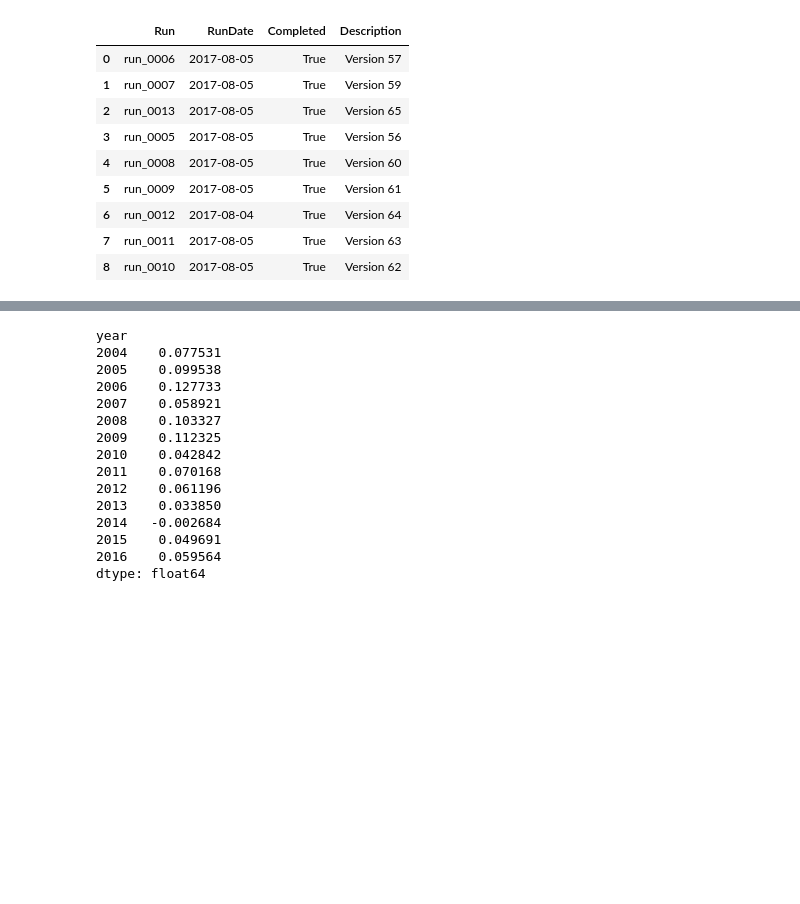
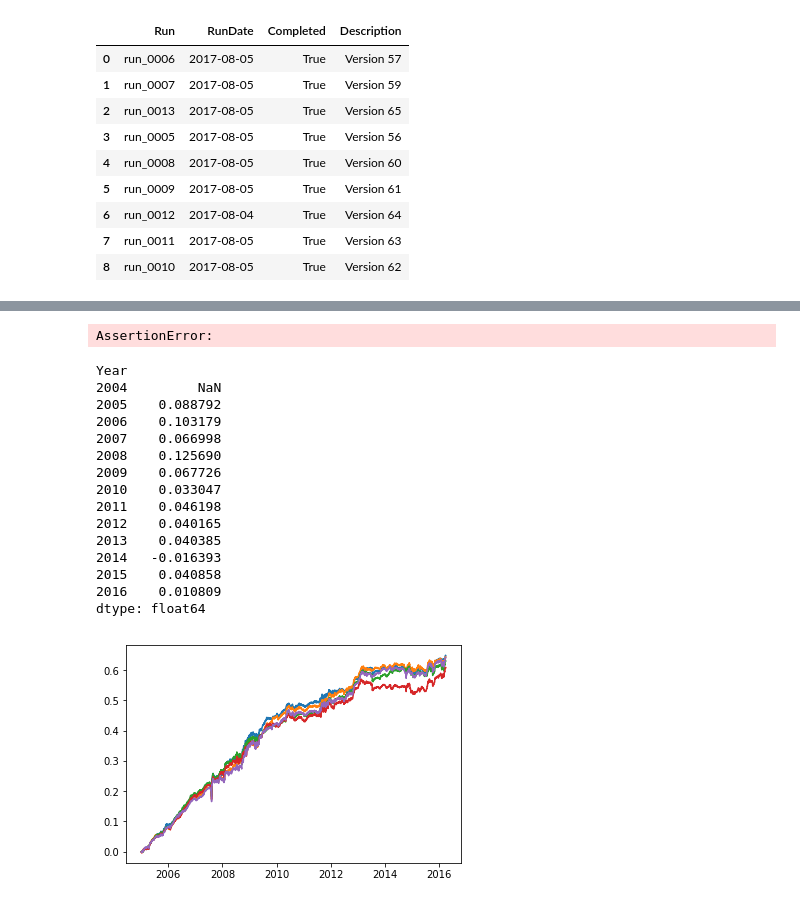
Before and after one commit to ryanoley/ram, a Jupyter notebook: examples/Example_Cloud_Analysis.ipynb, the cells around one changed output, grey strips where cells are left out. Drawn from its saved outputs; the diff is of its cells as text; code cells hidden in the pictures; blank space fills up the shorter version.

```diff
--- a/examples/Example_Cloud_Analysis.ipynb
+++ b/examples/Example_Cloud_Analysis.ipynb
@@ -142,18 +123,48 @@ stats
+# %%
+# These runs are not correctly labelled
+runs = {
+    'run_0006': 'Sector50',
+    'run_0007': 'Sector45',
+    'run_0008': 'Sector30',
+    'run_0009': 'Sector10',
+    'run_0010': 'Sector35',
+    'run_0011': 'Sector40',
+    'run_0012': 'Sector25',
+    'run_0013': 'Sector15'
+}
+
+comb = CombinationSearch()
+
+for run, sector in runs.iteritems():
+    comb.add_run(RunManagerGCP('LongPeadStrategy', run, start_year=2004,
+                               test_periods=6))
+
+comb.start(20, criteria='sharpe')
+# %%
+get_stats(comb.best_results_rets)
+# %% [output]
+AssertionError:
 # %%
-returns.sum(axis=1)
+rollup_returns(comb.best_results_rets, 0).sum(axis=1)
 # %% [output]
-year
-2004    0.077531
-2005    0.099538
-2006    0.127733
-2007    0.058921
-2008    0.103327
-2009    0.112325
-2010    0.042842
-2011    0.070168
-2012    0.061196
-2013    0.033850
-2014   -0.002684
-2015    0.049691
-2016    0.059564
+Year
+2004         NaN
+2005    0.088792
+2006    0.103179
+2007    0.066998
+2008    0.125690
+2009    0.067726
+2010    0.033047
+2011    0.046198
+2012    0.040165
+2013    0.040385
+2014   -0.016393
+2015    0.040858
+2016    0.010809
 dtype: float64
+# %%
+plt.figure()
+plt.plot(comb.best_results_rets.cumsum())
+plt.show()
+# %% [output]
+[figure, added]
```
Also changed, not shown: parts of 3 cells of this notebook.
